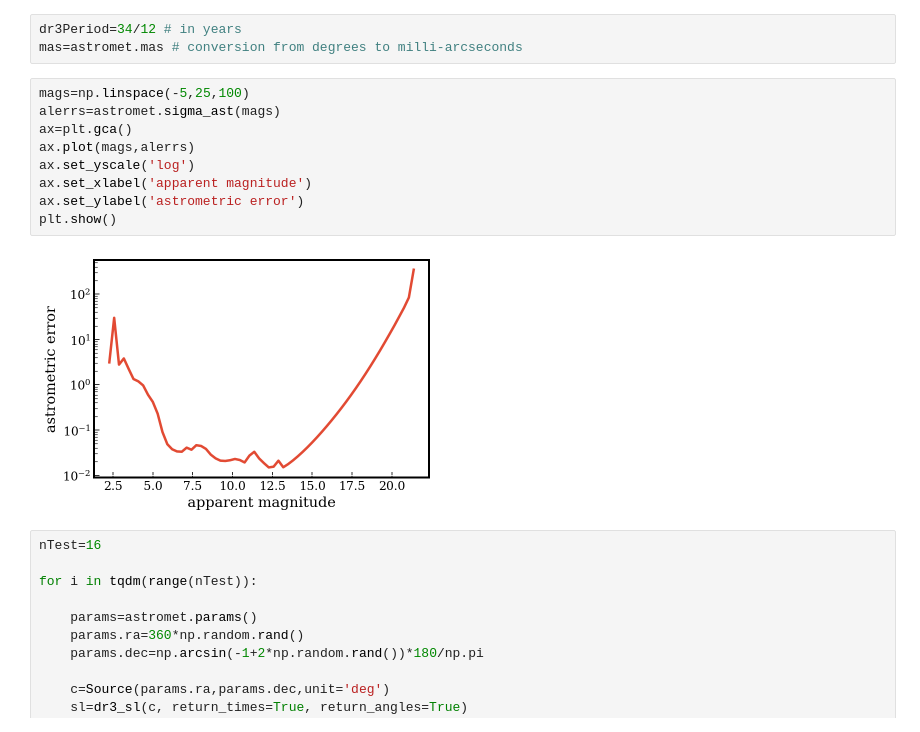
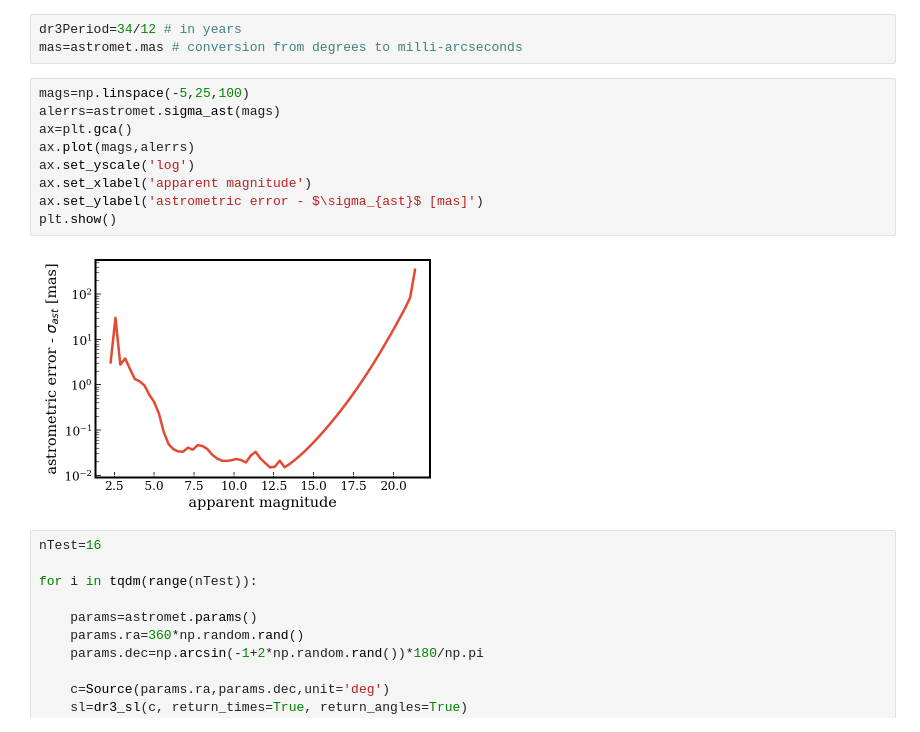
Before and after one commit to zpenoyre/GUMCNS, a Jupyter notebook: gaiaBinarySynth.ipynb, the cells around one changed output. Saved outputs shown, nothing was run; the diff lists cells and outputs as text.

Commit message:
mostly new plots, some corrections to data scripts

```diff
--- a/gaiaBinarySynth.ipynb
+++ b/gaiaBinarySynth.ipynb
@@ -50,14 +50,14 @@ mas=astromet.mas # conversion from degrees to milli-arcseconds
 # %%
 mags=np.linspace(-5,25,100)
 alerrs=astromet.sigma_ast(mags)
 ax=plt.gca()
 ax.plot(mags,alerrs)
 ax.set_yscale('log')
 ax.set_xlabel('apparent magnitude')
-ax.set_ylabel('astrometric error')
+ax.set_ylabel('astrometric error - $\sigma_{ast}$ [mas]')
 plt.show()
 # %% [output]
-[figure, old version]
+[figure, new version]
 # %%
 nTest=16
 
```
Also changed, not shown: 12 other files.
